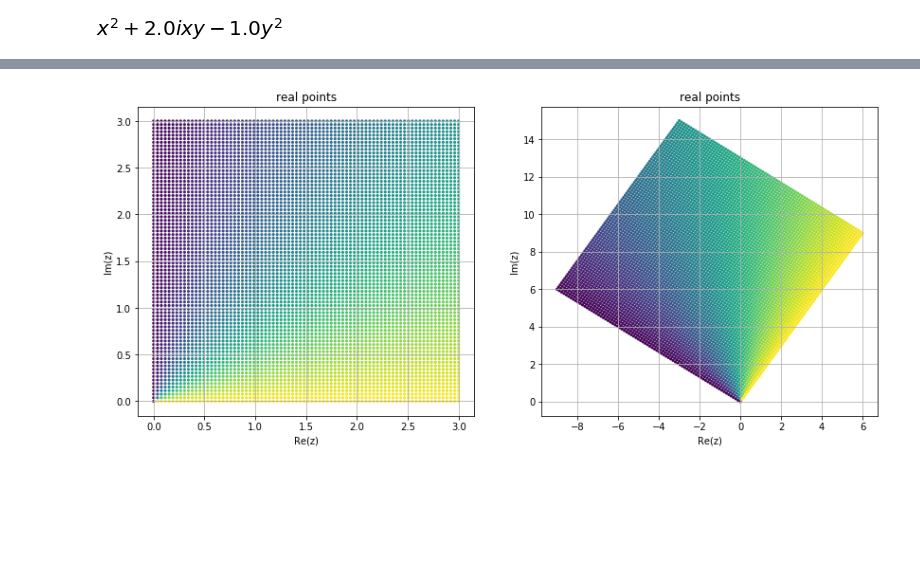
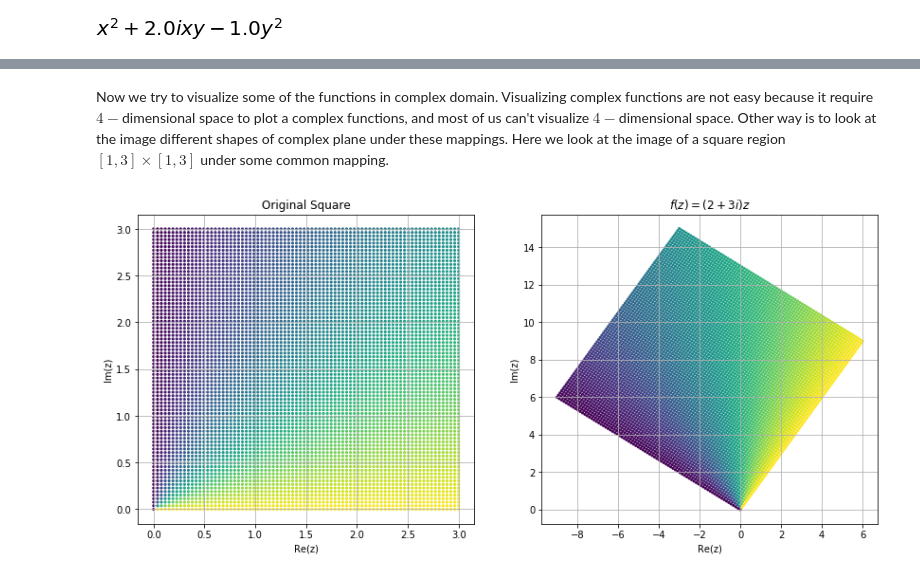
Before and after one commit to ssumanss/ssumanss.github.io, a Jupyter notebook: docs/Function.ipynb, the cells around one changed output, grey strips where cells are left out. Saved outputs shown, nothing was run; the diff lists cells and outputs as text; code cells hidden in the pictures; blank space fills up the shorter version.

```diff
--- a/docs/Function.ipynb
+++ b/docs/Function.ipynb
@@ -69,33 +67,35 @@ sp.collect(f.expand(), 1j)
+# %% [markdown]
+Now we try to visualize some of the functions in complex domain. Visualizing complex functions are not easy because it require $4-$dimensional space to plot a complex functions, and most of us can't visualize $4-$dimensional space. Other way is to look at the image different shapes of complex plane under these mappings. Here we look at the image of a square region $[1,3]\times[1,3]$ under some common mapping.
 # %%
 %matplotlib inline
 import numpy as np
 import matplotlib.pyplot as plt
 
 def fun_plot(f):
     u = np.linspace(0, 3, 80)
     v = np.linspace(0, 3, 80)
     uu, vv = np.meshgrid(u, v)
     z0 = uu + 1j * vv
     z = f(z0)
     T = np.arctan2(uu,vv)
     plt.scatter(np.real(z), np.imag(z),c=T, s=10, lw = 0)
     plt.xlabel('Re(z)')
     plt.ylabel('Im(z)')
     plt.grid(True)
 
 plt.figure(figsize=(14,6))
 plt.subplot(1,2,1)
 fun_plot(lambda z: z)
-plt.title('real points')
+plt.title('Original Square')
 
 plt.subplot(1,2,2)
 fun_plot(lambda z: z*(2+3*1j))
-plt.title('real points')
+plt.title('$f(z)=(2+3i)z$')
 
 plt.gray
 plt.show()
 # %% [output]
-[figure, old version]
+[figure, new version]
 # %%
 plt.figure(figsize=(14,6))
 plt.subplot(1,2,1)
```
Also changed, not shown: parts of 10 cells of this notebook.
